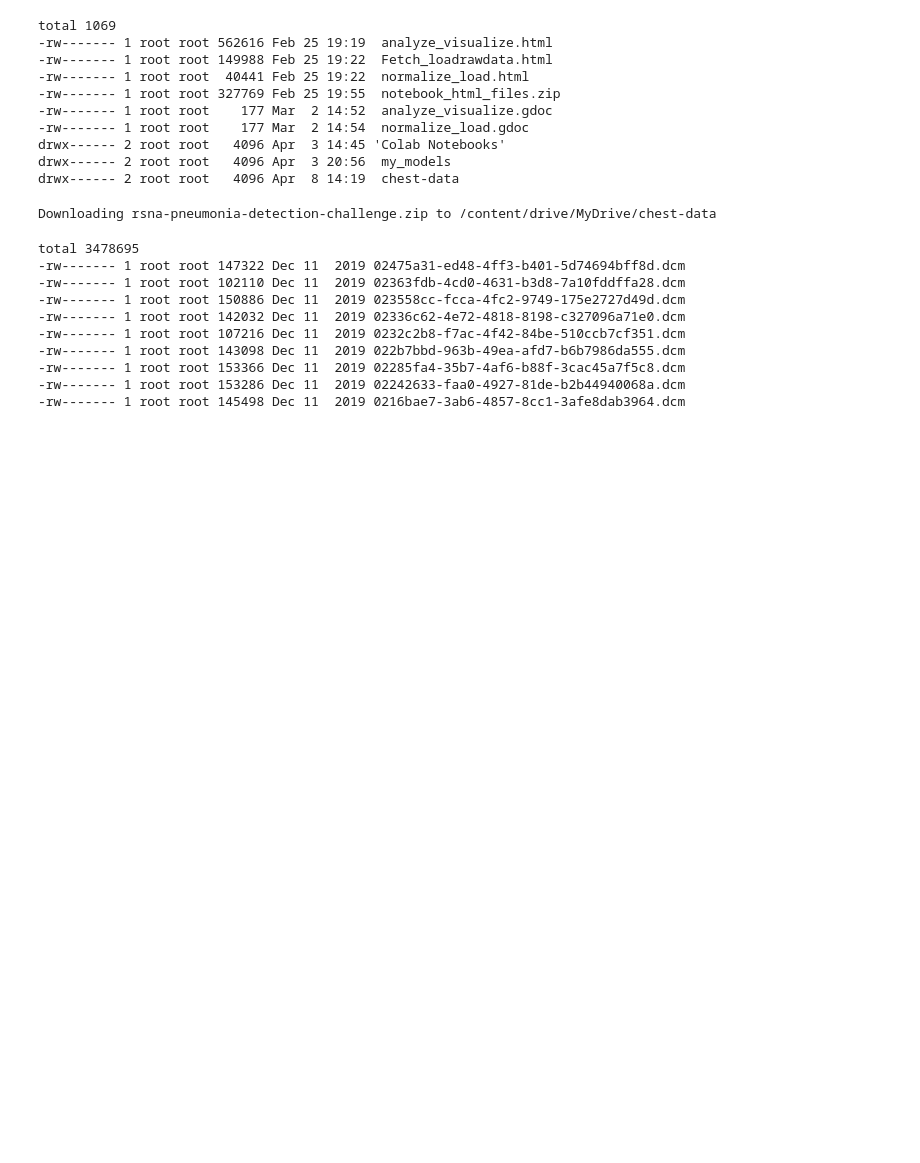
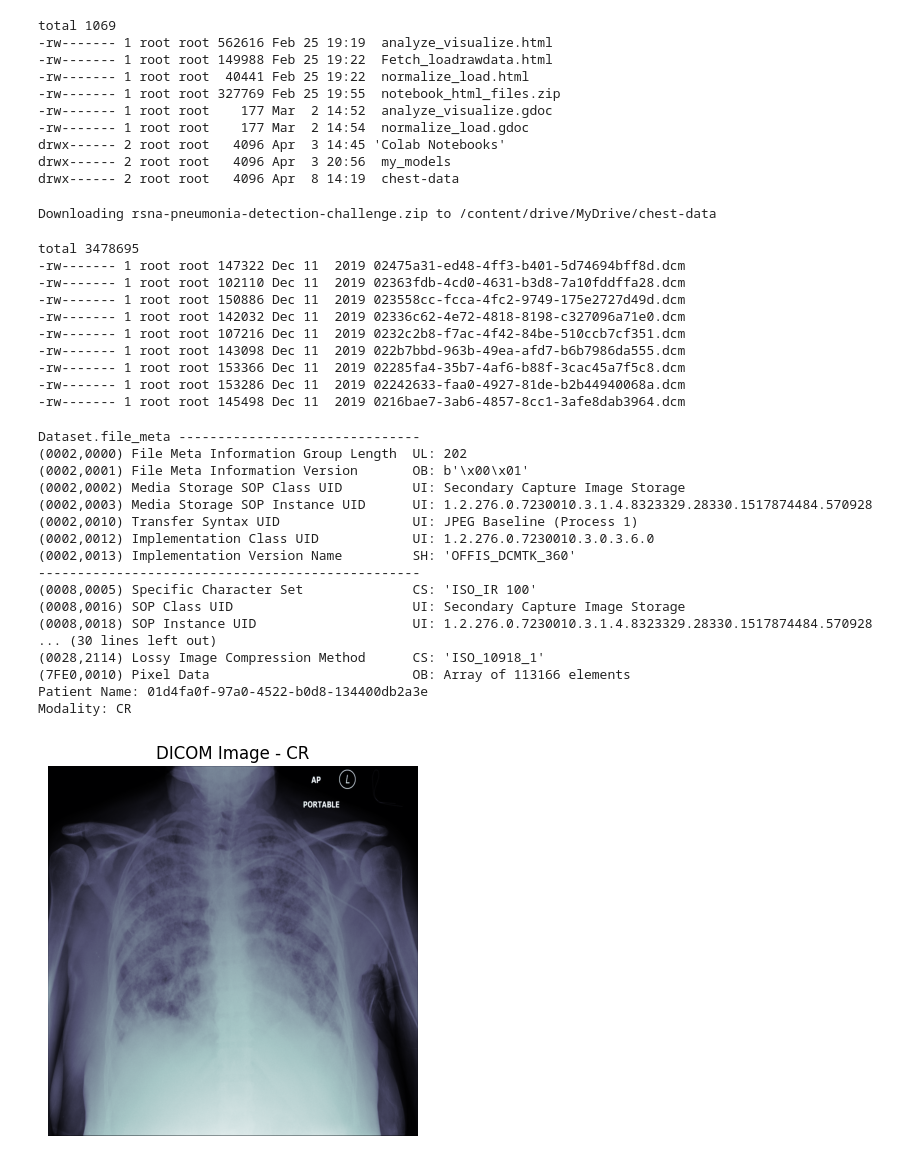
Before and after one commit to Rivier-Computer-Science/SP25-690-Reddy, a Jupyter notebook: notebooks/dataset_download.ipynb, the cells around one changed output. Saved outputs shown, nothing was run; the diff lists cells and outputs as text; code cells hidden in the pictures; blank space fills up the shorter version.

```diff
--- a/notebooks/dataset_download.ipynb
+++ b/notebooks/dataset_download.ipynb
@@ -49,0 +52,43 @@ total 3478695
+# %%
+import pydicom
+from pydicom.data import get_testdata_files
+import matplotlib.pyplot as plt
+
+# 1. Load the DICOM file
+# Replace 'path/to/your/image.dcm' with your actual file path
+filename = "/content/drive/MyDrive/chest-data/stage_2_train_images/01d4fa0f-97a0-4522-b0d8-134400db2a3e.dcm"
+
+ds = pydicom.dcmread(filename)
+print(ds)
+
+# 2. View Metadata (Properties)
+print(f"Patient Name: {ds.PatientName}")
+print(f"Modality: {ds.Modality}")
+# print(f"Study Description: {ds.StudyDescription}")
+# Print all metadata
+# print(ds)
+
+# 3. View the Image
+plt.imshow(ds.pixel_array, cmap=plt.cm.bone)
+plt.title(f"DICOM Image - {ds.Modality}")
+plt.axis('off')
+plt.show()
+# %% [output]
+Dataset.file_meta -------------------------------
+(0002,0000) File Meta Information Group Length  UL: 202
+(0002,0001) File Meta Information Version       OB: b'\x00\x01'
+(0002,0002) Media Storage SOP Class UID         UI: Secondary Capture Image Storage
+(0002,0003) Media Storage SOP Instance UID      UI: 1.2.276.0.7230010.3.1.4.8323329.28330.1517874484.570928
+(0002,0010) Transfer Syntax UID                 UI: JPEG Baseline (Process 1)
+(0002,0012) Implementation Class UID            UI: 1.2.276.0.7230010.3.0.3.6.0
+(0002,0013) Implementation Version Name         SH: 'OFFIS_DCMTK_360'
+-------------------------------------------------
+(0008,0005) Specific Character Set              CS: 'ISO_IR 100'
+(0008,0016) SOP Class UID                       UI: Secondary Capture Image Storage
+(0008,0018) SOP Instance UID                    UI: 1.2.276.0.7230010.3.1.4.8323329.28330.1517874484.570928
+... (30 lines left out)
+(0028,2114) Lossy Image Compression Method      CS: 'ISO_10918_1'
+(7FE0,0010) Pixel Data                          OB: Array of 113166 elements
+Patient Name: 01d4fa0f-97a0-4522-b0d8-134400db2a3e
+Modality: CR
+[figure, added]
```
Also changed, not shown: parts of 2 cells of this notebook, 1 other file.
